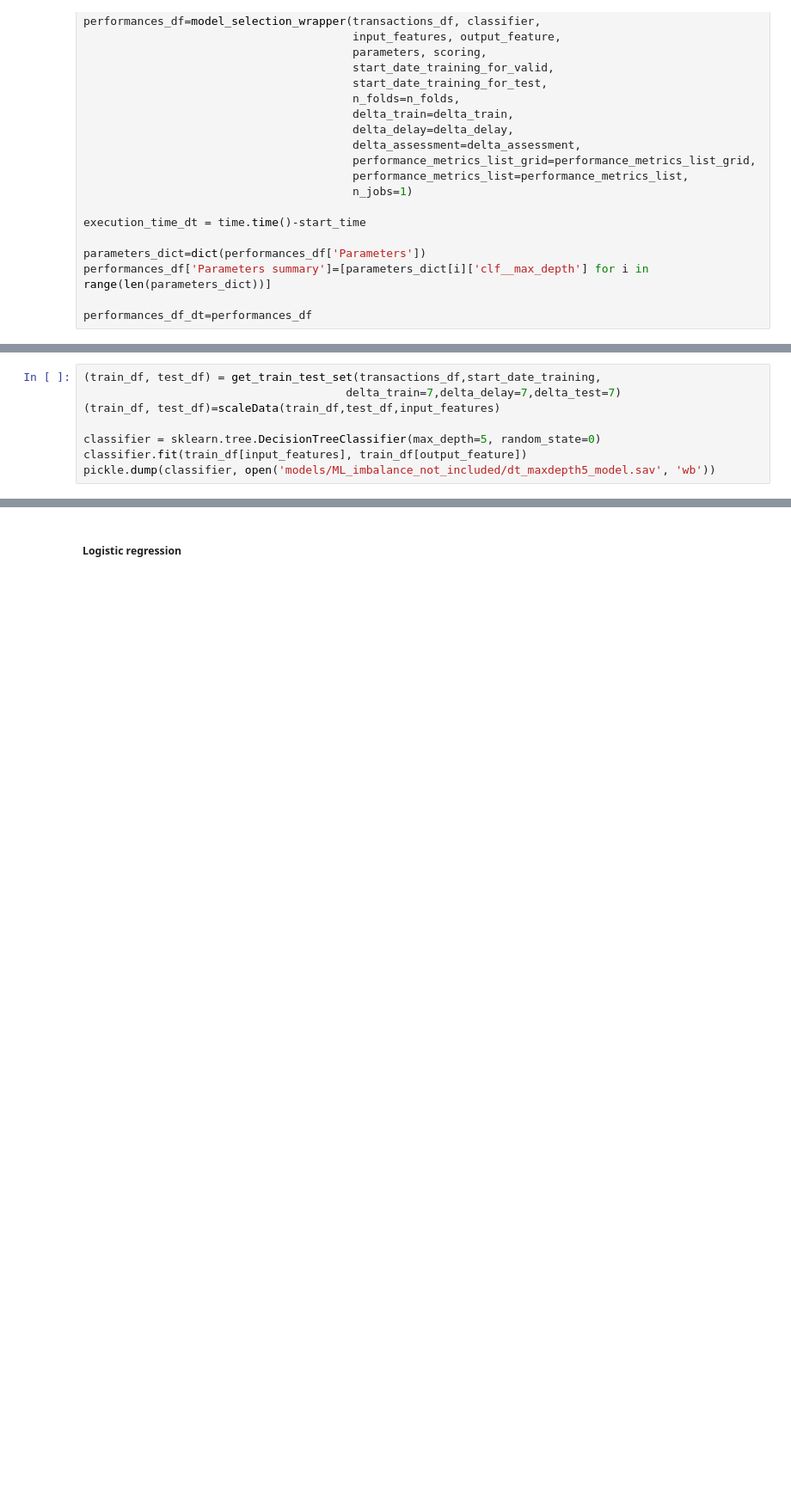
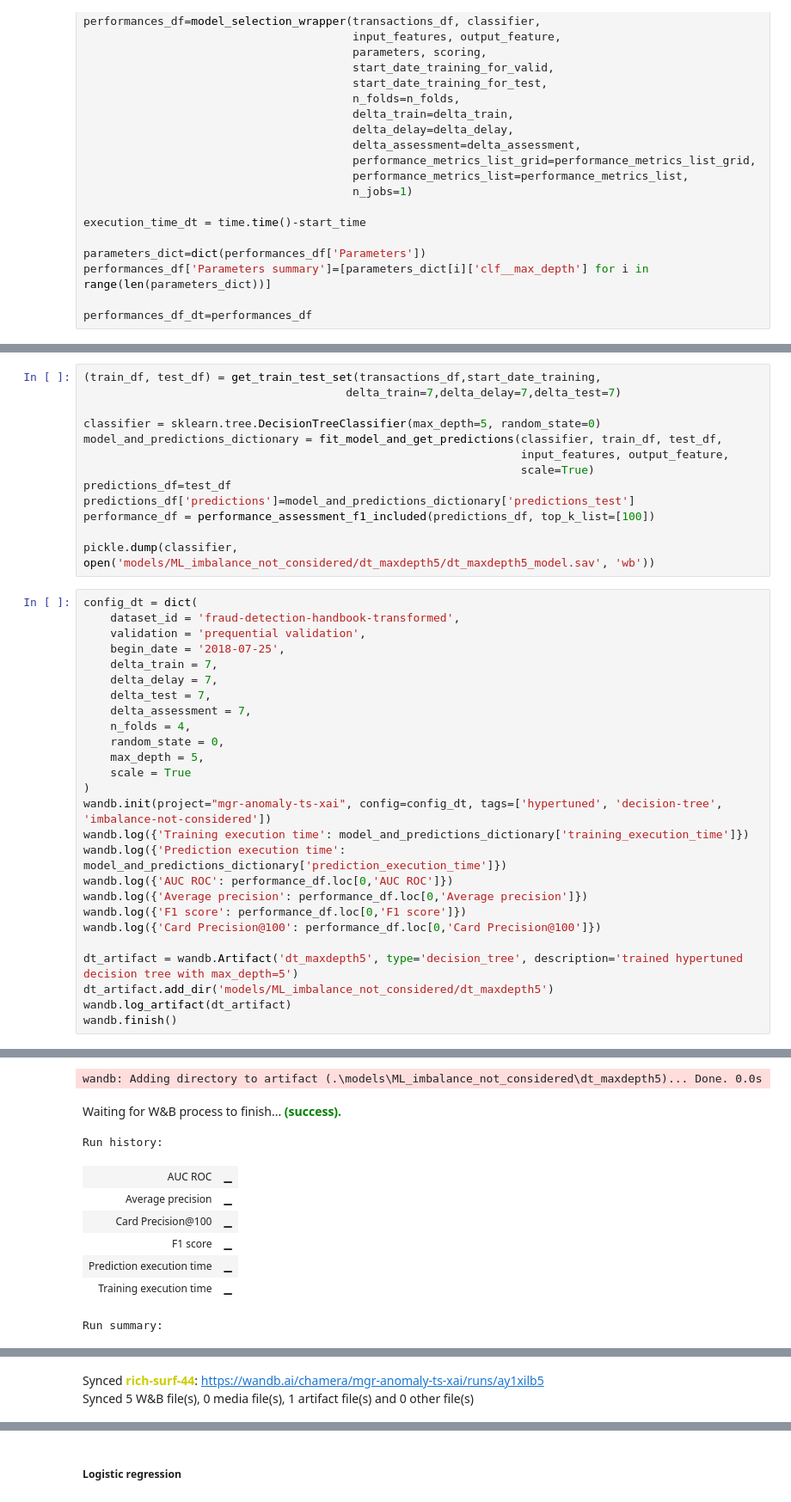
Before and after one commit to MarcinChamera/mgr-anomaly-ts-xai, a Jupyter notebook: handbook_testing_3.ipynb, the cells around one changed output, grey strips where cells are left out. Shown at 86% size. Drawn from its saved outputs; the diff is of its cells as text; blank space fills up the shorter version.

```diff
--- a/handbook_testing_3.ipynb
+++ b/handbook_testing_3.ipynb
@@ -143,8 +161,40 @@ get_performances_plots(performances_df_dt,
 # %%
 (train_df, test_df) = get_train_test_set(transactions_df,start_date_training,
                                        delta_train=7,delta_delay=7,delta_test=7)
-(train_df, test_df)=scaleData(train_df,test_df,input_features)
 
 classifier = sklearn.tree.DecisionTreeClassifier(max_depth=5, random_state=0)
-classifier.fit(train_df[input_features], train_df[output_feature])
-pickle.dump(classifier, open('models/ML_imbalance_not_included/dt_maxdepth5_model.sav', 'wb'))
+model_and_predictions_dictionary = fit_model_and_get_predictions(classifier, train_df, test_df,
+                                                                 input_features, output_feature,
+                                                                 scale=True)
+predictions_df=test_df
+predictions_df['predictions']=model_and_predictions_dictionary['predictions_test']
+performance_df = performance_assessment_f1_included(predictions_df, top_k_list=[100])
+
+pickle.dump(classifier, open('models/ML_imbalance_not_considered/dt_maxdepth5/dt_maxdepth5_model.sav', 'wb'))
+# %%
+config_dt = dict(
+    dataset_id = 'fraud-detection-handbook-transformed',
+    validation = 'prequential validation',
+    begin_date = '2018-07-25',
+    delta_train = 7,
+    delta_delay = 7,
+    delta_test = 7,
+    delta_assessment = 7,
+    n_folds = 4,
+    random_state = 0,
+    max_depth = 5,
+    scale = True
+)
+wandb.init(project="mgr-anomaly-ts-xai", config=config_dt, tags=['hypertuned', 'decision-tree', 'imbalance-not-considered'])
+wandb.log({'Training execution time': model_and_predictions_dictionary['training_execution_time']})
+wandb.log({'Prediction execution time':  model_and_predictions_dictionary['prediction_execution_time']})
+wandb.log({'AUC ROC': performance_df.loc[0,'AUC ROC']})
+wandb.log({'Average precision': performance_df.loc[0,'Average precision']})
+wandb.log({'F1 score': performance_df.loc[0,'F1 score']})
+wandb.log({'Card Precision@100': performance_df.loc[0,'Card Precision@100']})
+
+dt_artifact = wandb.Artifact('dt_maxdepth5', type='decision_tree', description='trained hypertuned decision tree with max_depth=5')
+dt_artifact.add_dir('models/ML_imbalance_not_considered/dt_maxdepth5')
+wandb.log_artifact(dt_artifact)
+wandb.finish()
+# %% [output]
@@ -150,0 +205,10 @@ pickle.dump(classifier, open('models/ML_imbalance_not_included/dt_maxdepth5_mode
+wandb: Adding directory to artifact (.\models\ML_imbalance_not_considered\dt_maxdepth5)... Done. 0.0s
+Waiting for W&B process to finish... (success).
+Run history:
+| AUC ROC | ▁ |
+| Average precision | ▁ |
+| Card Precision@100 | ▁ |
+| F1 score | ▁ |
+| Prediction execution time | ▁ |
+| Training execution time | ▁ |
+Run summary:
@@ -150,0 +221,2 @@ pickle.dump(classifier, open('models/ML_imbalance_not_included/dt_maxdepth5_mode
+Synced rich-surf-44: https://wandb.ai/chamera/mgr-anomaly-ts-xai/runs/ay1xilb5
+Synced 5 W&B file(s), 0 media file(s), 1 artifact file(s) and 0 other file(s)
```
Also changed, not shown: parts of 25 cells of this notebook, 49 other files.
